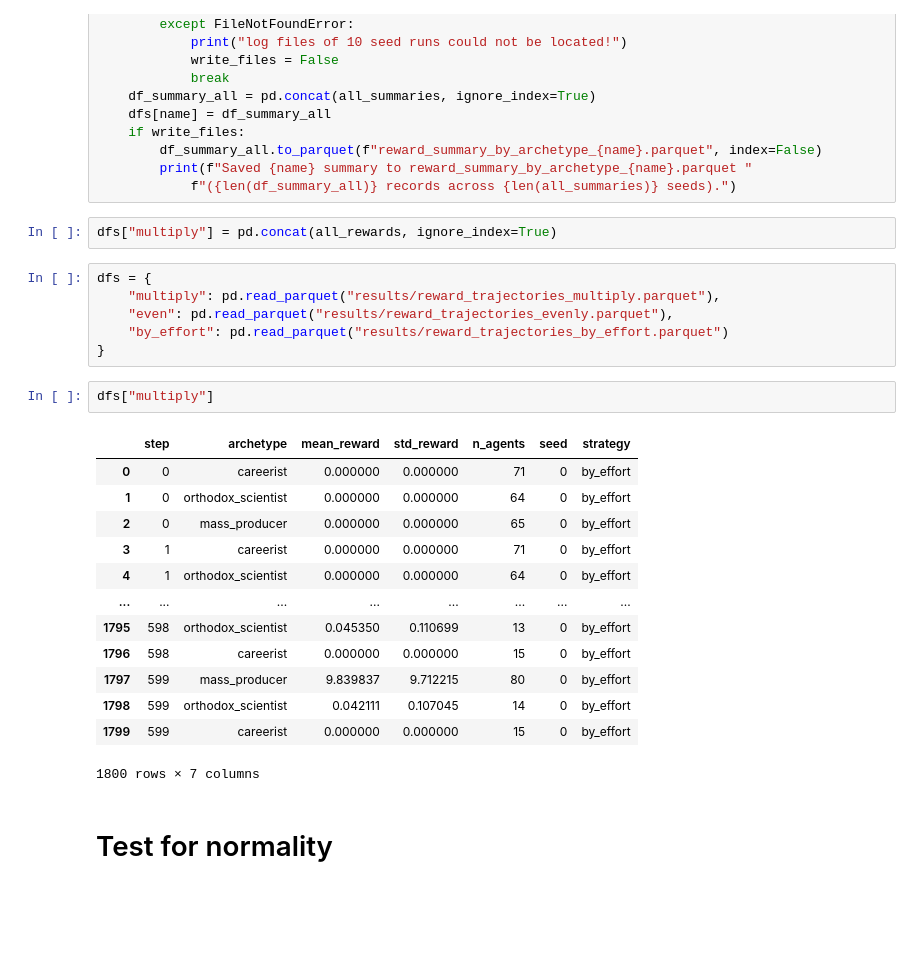
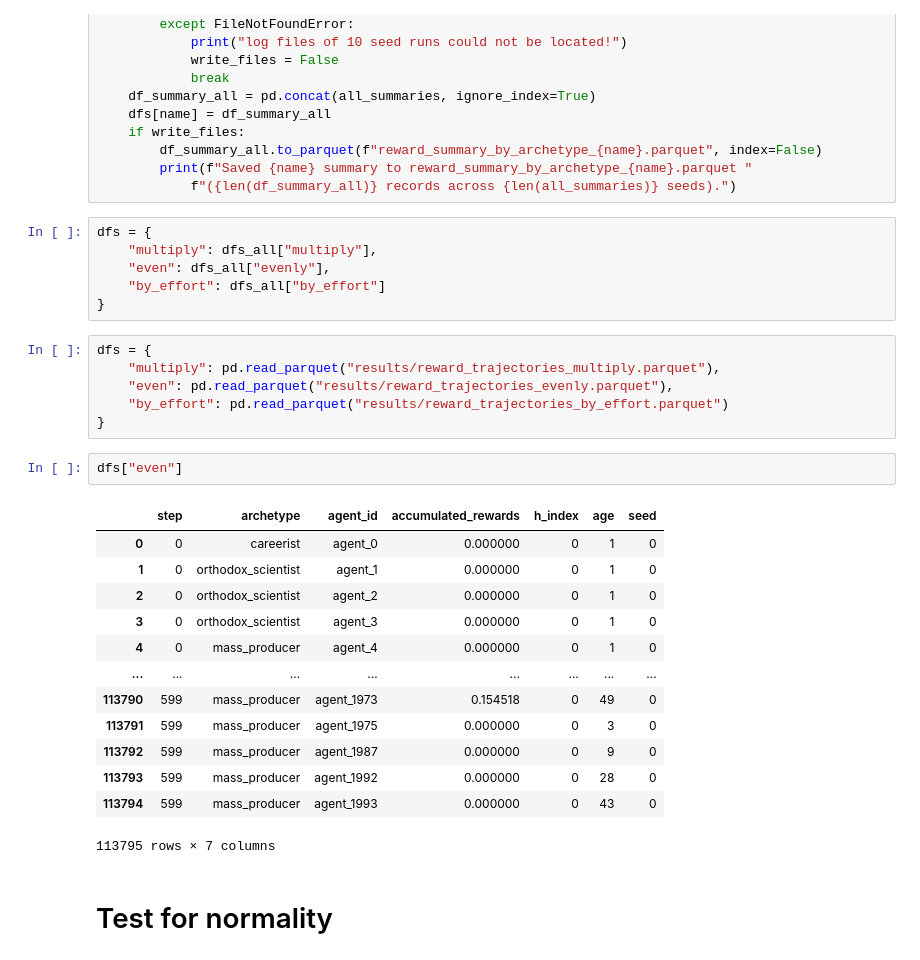
Before and after one commit to Christof93/scientific-collaboration-marl, a Jupyter notebook: visualizations.ipynb, the cells around one changed output. Saved outputs shown, nothing was run; the diff lists cells and outputs as text; blank space fills up the shorter version.

```diff
--- a/visualizations.ipynb
+++ b/visualizations.ipynb
@@ -1071,8 +1075,12 @@ for name in [
         df_summary_all.to_parquet(f"reward_summary_by_archetype_{name}.parquet", index=False)
         print(f"Saved {name} summary to reward_summary_by_archetype_{name}.parquet "
             f"({len(df_summary_all)} records across {len(all_summaries)} seeds).")
-# %%
-dfs["multiply"] = pd.concat(all_rewards, ignore_index=True)
+# %%
+dfs = {
+    "multiply": dfs_all["multiply"],
+    "even": dfs_all["evenly"],
+    "by_effort": dfs_all["by_effort"]
+}
 # %%
 dfs = {
     "multiply": pd.read_parquet("results/reward_trajectories_multiply.parquet"),
@@ -1080,21 +1088,21 @@ dfs = {
     "by_effort": pd.read_parquet("results/reward_trajectories_by_effort.parquet")
 }
 # %%
-dfs["multiply"]
+dfs["even"]
 # %% [output]
-|  | step | archetype | mean_reward | std_reward | n_agents | seed | strategy |
-| 0 | 0 | careerist | 0.000000 | 0.000000 | 71 | 0 | by_effort |
-| 1 | 0 | orthodox_scientist | 0.000000 | 0.000000 | 64 | 0 | by_effort |
-| 2 | 0 | mass_producer | 0.000000 | 0.000000 | 65 | 0 | by_effort |
-| 3 | 1 | careerist | 0.000000 | 0.000000 | 71 | 0 | by_effort |
-| 4 | 1 | orthodox_scientist | 0.000000 | 0.000000 | 64 | 0 | by_effort |
+|  | step | archetype | agent_id | accumulated_rewards | h_index | age | seed |
+| 0 | 0 | careerist | agent_0 | 0.000000 | 0 | 1 | 0 |
+| 1 | 0 | orthodox_scientist | agent_1 | 0.000000 | 0 | 1 | 0 |
+| 2 | 0 | orthodox_scientist | agent_2 | 0.000000 | 0 | 1 | 0 |
+| 3 | 0 | orthodox_scientist | agent_3 | 0.000000 | 0 | 1 | 0 |
+| 4 | 0 | mass_producer | agent_4 | 0.000000 | 0 | 1 | 0 |
 | ... | ... | ... | ... | ... | ... | ... | ... |
-| 1795 | 598 | orthodox_scientist | 0.045350 | 0.110699 | 13 | 0 | by_effort |
-| 1796 | 598 | careerist | 0.000000 | 0.000000 | 15 | 0 | by_effort |
-| 1797 | 599 | mass_producer | 9.839837 | 9.712215 | 80 | 0 | by_effort |
-| 1798 | 599 | orthodox_scientist | 0.042111 | 0.107045 | 14 | 0 | by_effort |
-| 1799 | 599 | careerist | 0.000000 | 0.000000 | 15 | 0 | by_effort |
+| 113790 | 599 | mass_producer | agent_1973 | 0.154518 | 0 | 49 | 0 |
+| 113791 | 599 | mass_producer | agent_1975 | 0.000000 | 0 | 3 | 0 |
+| 113792 | 599 | mass_producer | agent_1987 | 0.000000 | 0 | 9 | 0 |
+| 113793 | 599 | mass_producer | agent_1992 | 0.000000 | 0 | 28 | 0 |
+| 113794 | 599 | mass_producer | agent_1993 | 0.000000 | 0 | 43 | 0 |
-1800 rows × 7 columns
+113795 rows × 7 columns
 # %% [markdown]
 # Test for normality
 # %%
```
Also changed, not shown: parts of 2 cells of this notebook.
